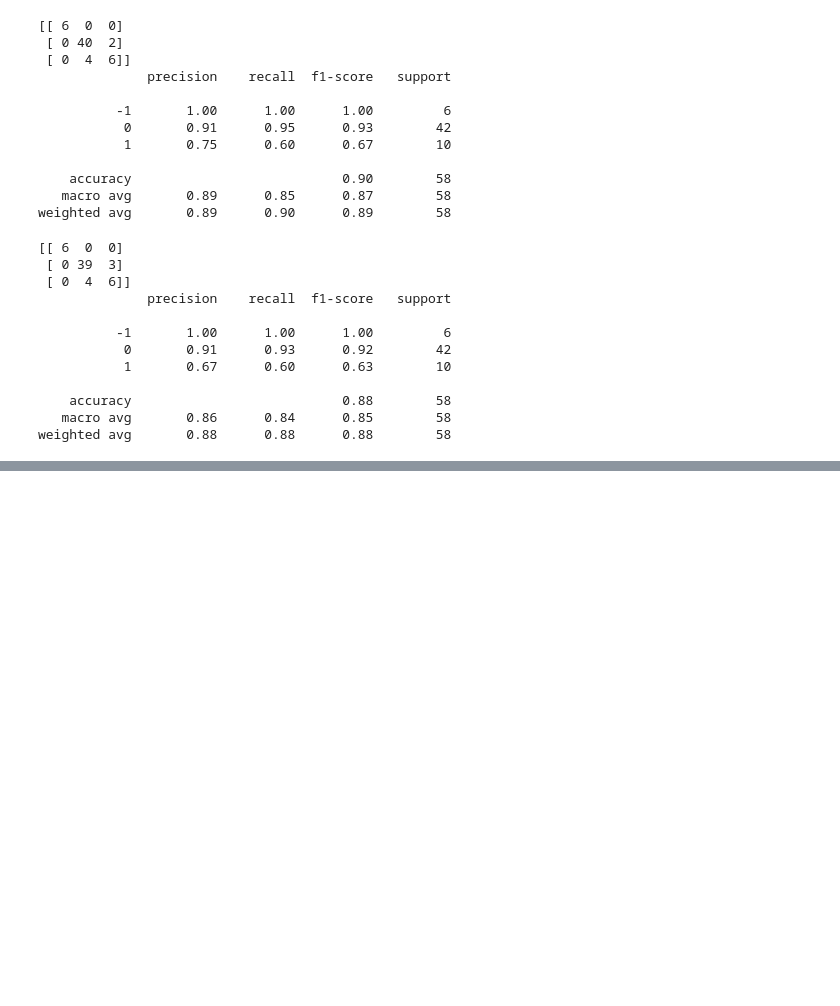
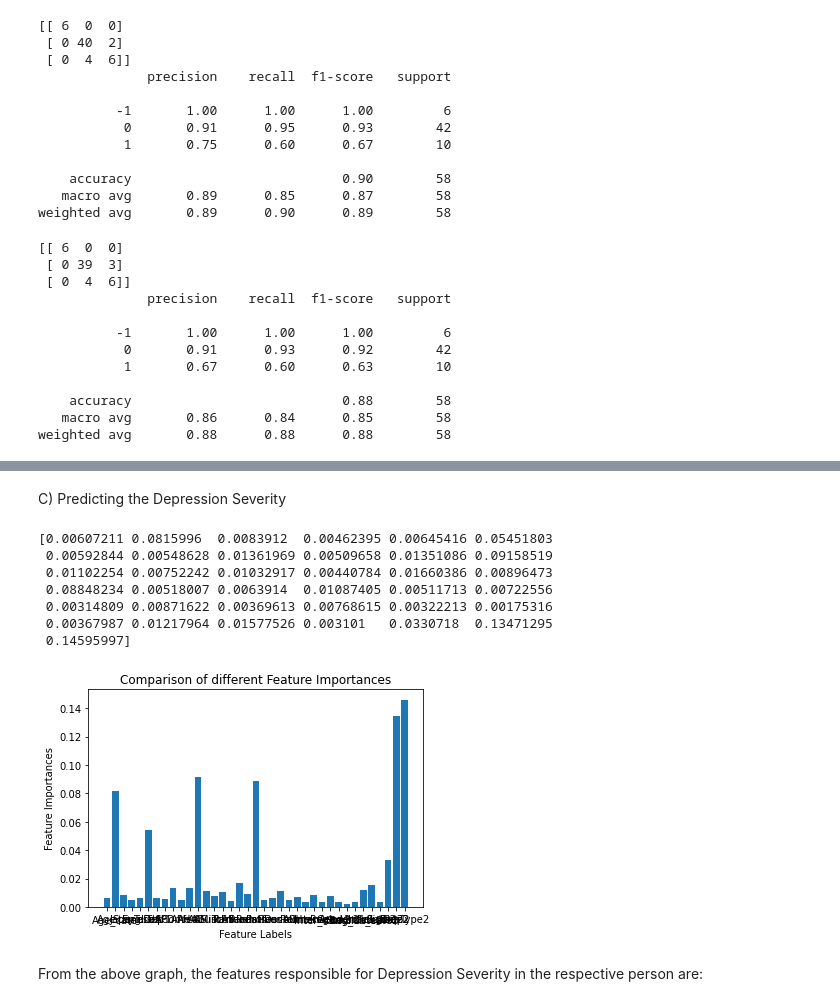
Before and after one commit to Sayan-coder/Major-Project, a Jupyter notebook: MentalHealthPrediction.ipynb, the cells around one changed output, grey strips where cells are left out. Drawn from its saved outputs; the diff is of its cells as text; code cells hidden in the pictures; blank space fills up the shorter version.

```diff
--- a/MentalHealthPrediction.ipynb
+++ b/MentalHealthPrediction.ipynb
@@ -353,0 +573,6 @@ weighted avg       0.88      0.88      0.88        58
+# %% [markdown]
+C) Predicting the Depression Severity
+# %%
+#Separating data into features and Label
+m1=df.iloc[:,0:36] #Feature
+n=df.iloc[:,36:37] #Label
@@ -353,0 +582,33 @@ weighted avg       0.88      0.88      0.88        58
+# %%
+#Feature Selection using Extra Tree Classifier
+
+# Building the model
+extra_tree_forest = ExtraTreesClassifier(n_estimators = 5, criterion ='entropy', max_features = 2)
+
+# Training the model
+extra_tree_forest.fit(m, n)
+
+# Computing the importance of each feature
+feature_importance = extra_tree_forest.feature_importances_
+
+# Normalizing the individual importances
+feature_importance_normalized = np.std([tree.feature_importances_ for tree in extra_tree_forest.estimators_], axis = 0)
+print(feature_importance_normalized)
+
+# Plotting a Bar Graph to compare the models
+plt.bar(m.columns, feature_importance_normalized)
+plt.xlabel('Feature Labels')
+plt.ylabel('Feature Importances')
+plt.title('Comparison of different Feature Importances')
+plt.show()
+# %% [output]
+[0.00607211 0.0815996  0.0083912  0.00462395 0.00645416 0.05451803
+ 0.00592844 0.00548628 0.01361969 0.00509658 0.01351086 0.09158519
+ 0.01102254 0.00752242 0.01032917 0.00440784 0.01660386 0.00896473
+ 0.08848234 0.00518007 0.0063914  0.01087405 0.00511713 0.00722556
+ 0.00314809 0.00871622 0.00369613 0.00768615 0.00322213 0.00175316
+ 0.00367987 0.01217964 0.01577526 0.003101   0.0330718  0.13471295
+ 0.14595997]
+[figure, added]
+# %% [markdown]
+From the above graph, the features responsible for Depression Severity in the respective person are:
```
Also changed, not shown: parts of 27 cells of this notebook.
